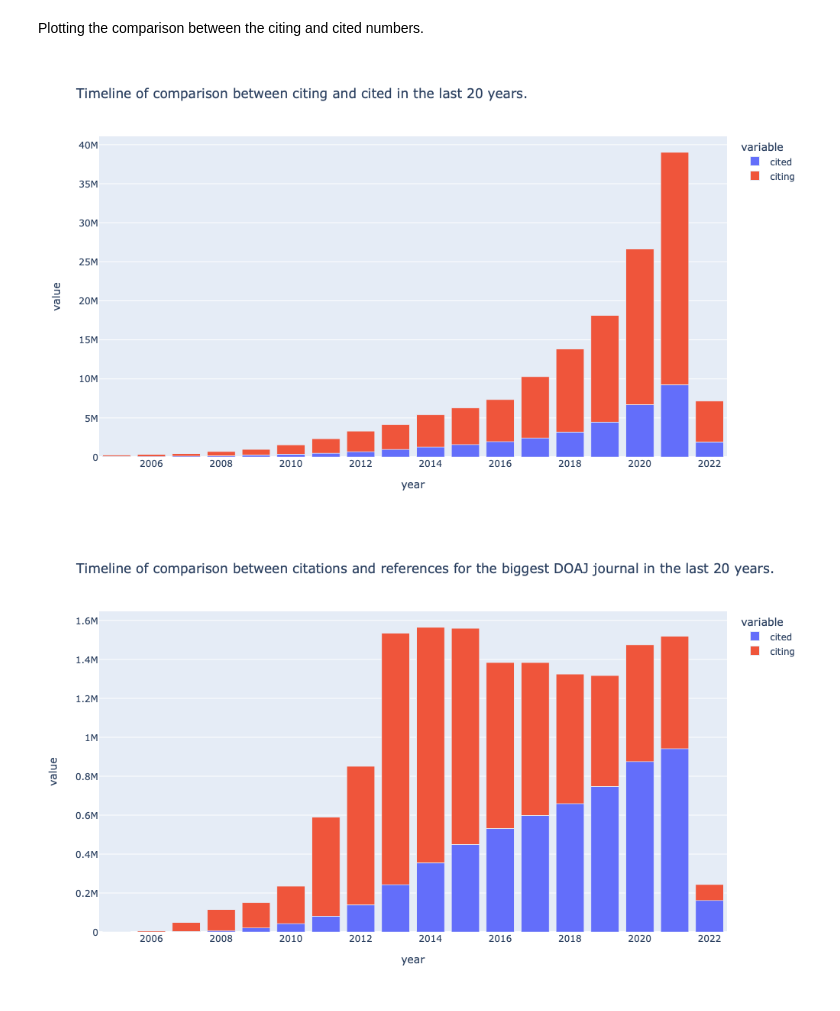
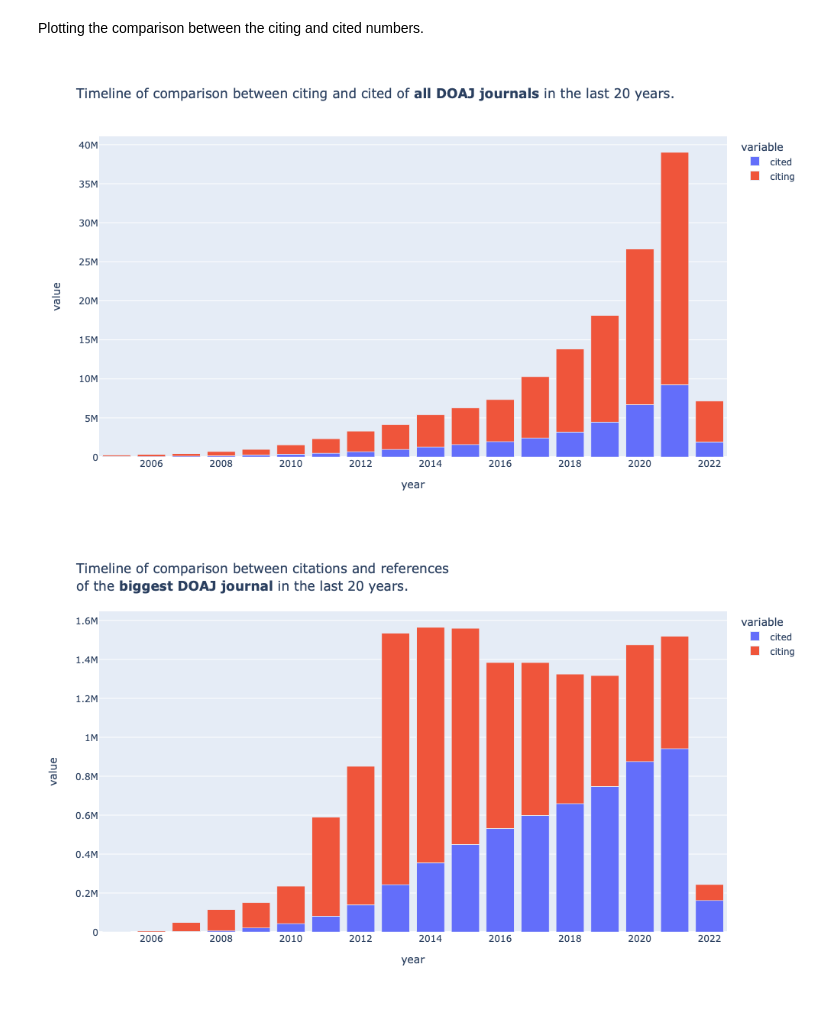
Before and after one commit to chiarasharp/2021-2022-don-t-lock-up-code, a Jupyter notebook: src/plots/plot_chiara.ipynb, the cells around one changed output. Cells and saved outputs as stored; diff of their text form; code cells hidden in the pictures.

```diff
--- a/src/plots/plot_chiara.ipynb
+++ b/src/plots/plot_chiara.ipynb
@@ -17,18 +30,18 @@ group_journals.idxmax()
 # %%
-final_df_journal_1 = final_df_journal[final_df_journal['journal'] == group_journals['citing'].idxmax()]
+final_df_journal_1 = final_df_journal[final_df_journal['title'] == group_journals['citing'].idxmax()]
 # %% [markdown]
 Plotting the comparison between the citing and cited numbers.
 # %%
-comp_years_fig_big = px.bar(final_df_years[-20:-2], x='year', y=['cited','citing'],
-             title='Timeline of comparison between citing and cited in the last 20 years.',
+comp_years_fig = px.bar(final_df_years[-20:-2], x='year', y=['cited','citing'],
+             title='Timeline of comparison between citing and cited of <b>all DOAJ journals</b> in the last 20 years.',
              height=600)
-comp_years_fig_big.show()
+comp_years_fig.show()
 # %% [output]
-[figure, old version]
+[figure, new version]
 # %%
-comp_years_fig_journal = px.bar(final_df_journal_1[-20:-2], x='year', y=['cited','citing'],
-             title='Timeline of comparison between citations and references for the biggest DOAJ journal in the last 20 years.',
+comp_years_jrnl_fig = px.bar(final_df_journal_1[-20:-2], x='year', y=['cited','citing'],
+             title='Timeline of comparison between citations and references <br> of the <b>biggest DOAJ journal</b> in the last 20 years.',
              height=600)
-comp_years_fig_journal.show()
+comp_years_jrnl_fig.show()
 # %% [output]
-[figure, old version]
+[figure, new version]
```
Also changed, not shown: parts of 13 cells of this notebook.
